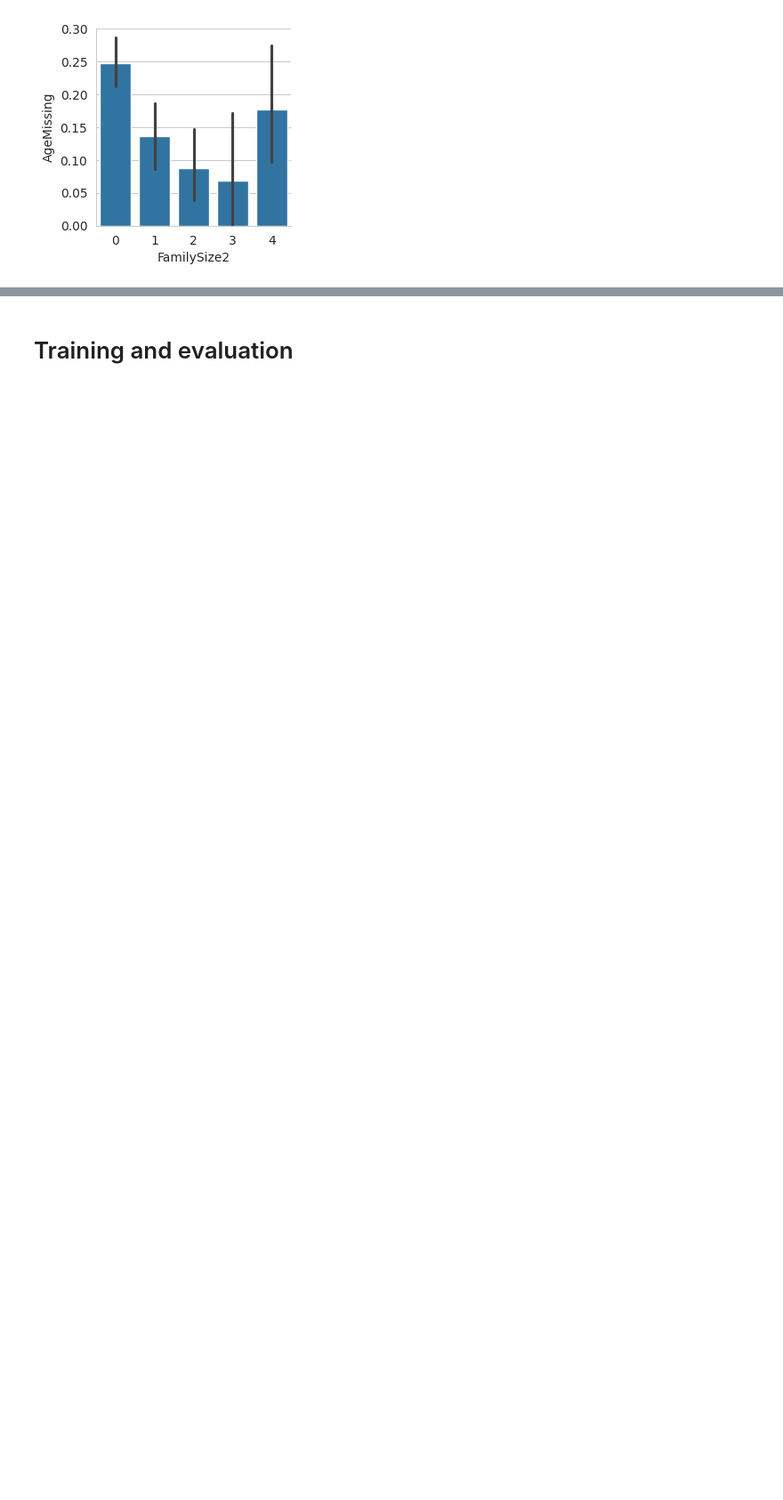
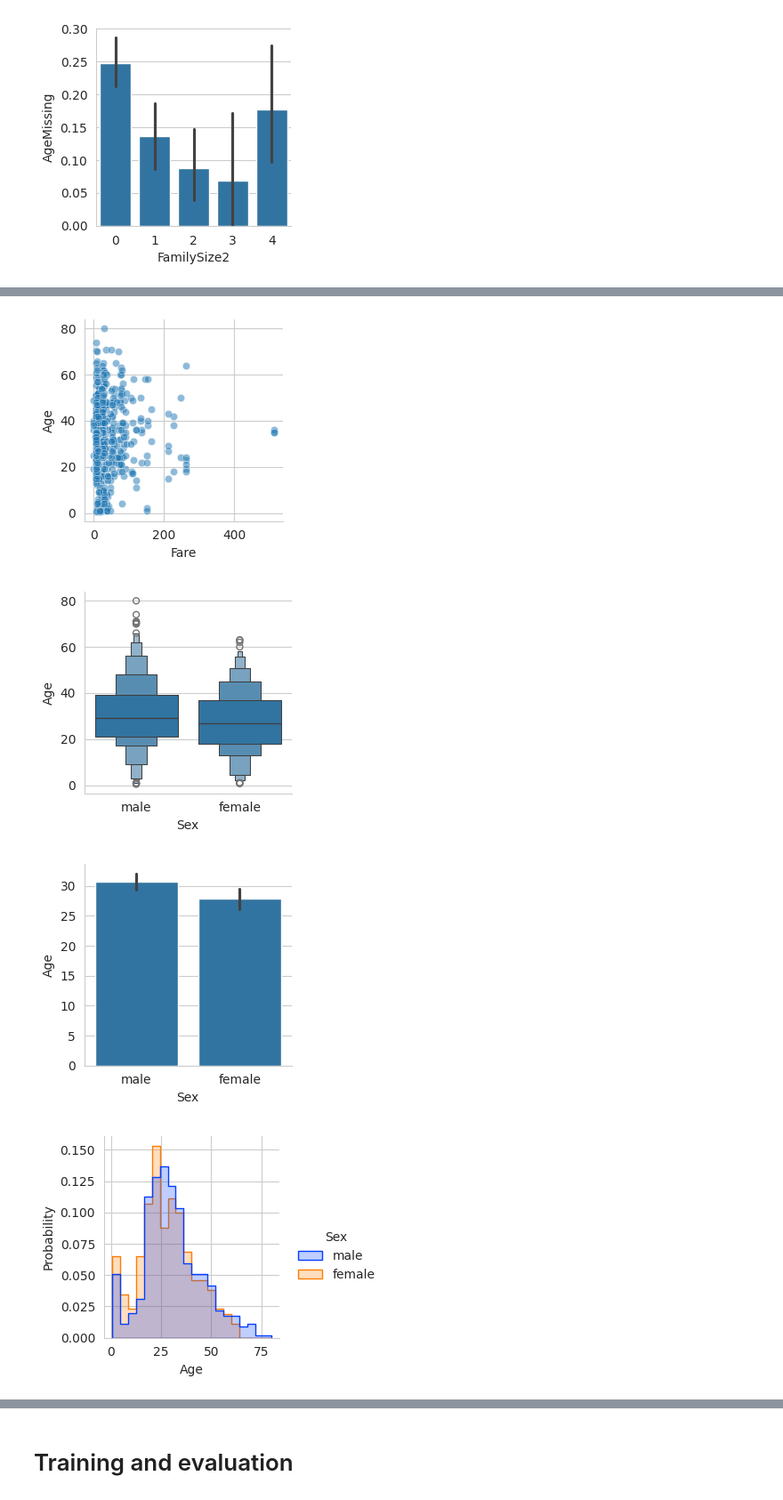
Before and after one commit to rfdspeng/ml_ai_portfolio, a Jupyter notebook: titanic/titanic.ipynb, the cells around one changed output, grey strips where cells are left out. Shown at 89% size. Saved outputs shown, nothing was run; the diff lists cells and outputs as text; code cells hidden in the pictures; blank space fills up the shorter version.

```diff
--- a/titanic/titanic.ipynb
+++ b/titanic/titanic.ipynb
@@ -70,7 +70,7 @@ from custom_transformers import FamilySizeExtractor, TitleExtractor, DeckExtract
 to_drop = ["Survived", "PassengerId", "Ticket"]
 to_drop = ["Survived", "PassengerId", "Ticket", "Cabin", "Parch", "SibSp", "Embarked"]
 to_drop = ["Survived", "PassengerId", "Ticket", "Parch", "SibSp", "Embarked"]
-fam_extractor = FamilySizeExtractor()
+fam_extractor = FamilySizeExtractor(max_famsize=4)
 # fam_extractor = FamilySizeExtractor(max_famsize=3, to_drop=to_drop)
 title_extractor = TitleExtractor()
 # title_extractor = TitleExtractor(valid=["Mr", "Mrs", "Miss", "Master"])
@@ -91,7 +91,7 @@ data_prep = Pipeline([
 
 df_out = data_prep.fit_transform(df.drop("Survived", axis=1, errors="ignore"))
 df_out = pd.concat((df_out, df[["Survived"]]), axis=1)
-# df_out["AgeMissing"] = df_out.Age.isna()
+df_out["AgeMissing"] = df_out.Age.isna()
 # df_out[["Pclass", "Embarked", "Sex", "Title", "Deck", "AgeMissing", "FamilySize"]] = df_out[["Pclass", "Embarked", "Sex", "Title", "Deck", "AgeMissing", "FamilySize"]].astype("category")
 df_out["AgeBin"] = ((np.floor(df_out["Age"]/5)+1)*5).astype("category")
 df_out["FareBin"] = ((np.floor(df_out["Fare"]/10)+1)*10).astype("category")
@@ -385,0 +463,22 @@ g = sns.catplot(df_out, kind="bar", x="FamilySize", y="AgeMissing", height=3)
+# %%
+g = sns.relplot(df_out, kind="scatter", x="Fare", y="Age", alpha=0.5, height=3)
+g = sns.catplot(df_out, kind="boxen", x="Sex", y="Age", height=3)
+g = sns.catplot(df_out, kind="bar", x="Sex", y="Age", height=3)
+g = sns.displot(df_out, kind="hist", x="Age", hue="Sex", palette="bright", element="step", height=3, stat="probability", common_norm=False)
+g = sns.catplot(df_out, kind="boxen", x="Pclass", y="Age", height=3)
+g = sns.displot(df_out, kind="hist", x="Age", hue="Pclass", palette="bright", element="step", height=4, stat="probability", common_norm=False)
+g = sns.catplot(df_out, kind="bar", x="FamilySize", y="Age", height=4)
+g = sns.catplot(df_out, kind="boxen", x="FamilySize", y="Age", height=4)
+g = sns.catplot(df_out, kind="bar", x="FamilySize", y="Age", hue="Sex", palette="bright", height=4)
+g = sns.catplot(df_out, kind="boxen", x="FamilySize", y="Age", hue="Sex", palette="bright", height=4)
+g = sns.catplot(df_out, kind="bar", x="SibSp", y="Age", height=4)
+g = sns.catplot(df_out, kind="boxen", x="SibSp", y="Age", height=4)
+g = sns.catplot(df_out, kind="bar", x="SibSp", y="Age", height=4, hue="Sex", palette="bright")
+g = sns.catplot(df_out, kind="boxen", x="SibSp", y="Age", height=4, hue="Sex", palette="bright")
+# g = sns.catplot(df_out, kind="bar", x="Parch", y="Age", height=4)
+# g = sns.catplot(df_out, kind="boxen", x="Parch", y="Age", height=4)
+# %% [output]
+[figure, added]
+[figure, added]
+[figure, added]
+[figure, added]
```
Also changed, not shown: parts of 16 cells of this notebook, 1 other file.
